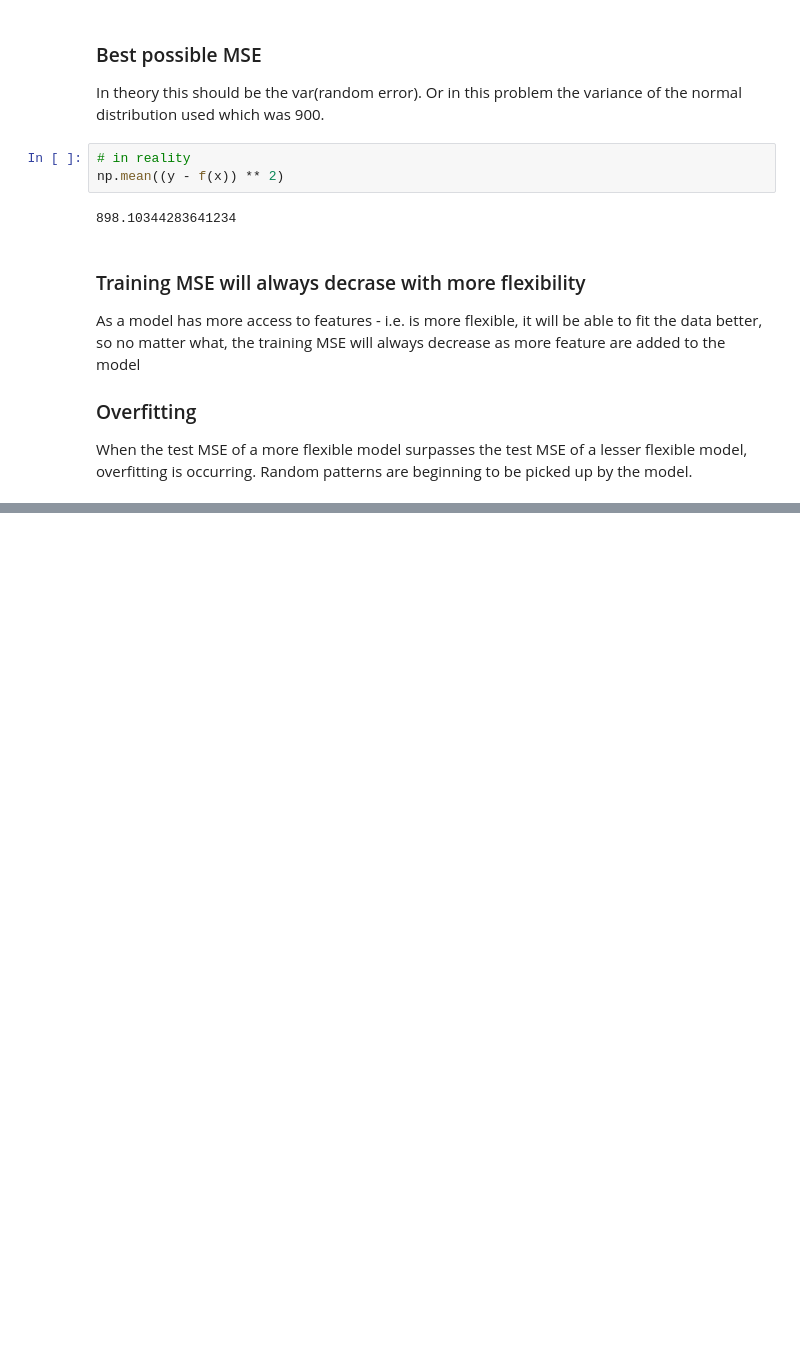
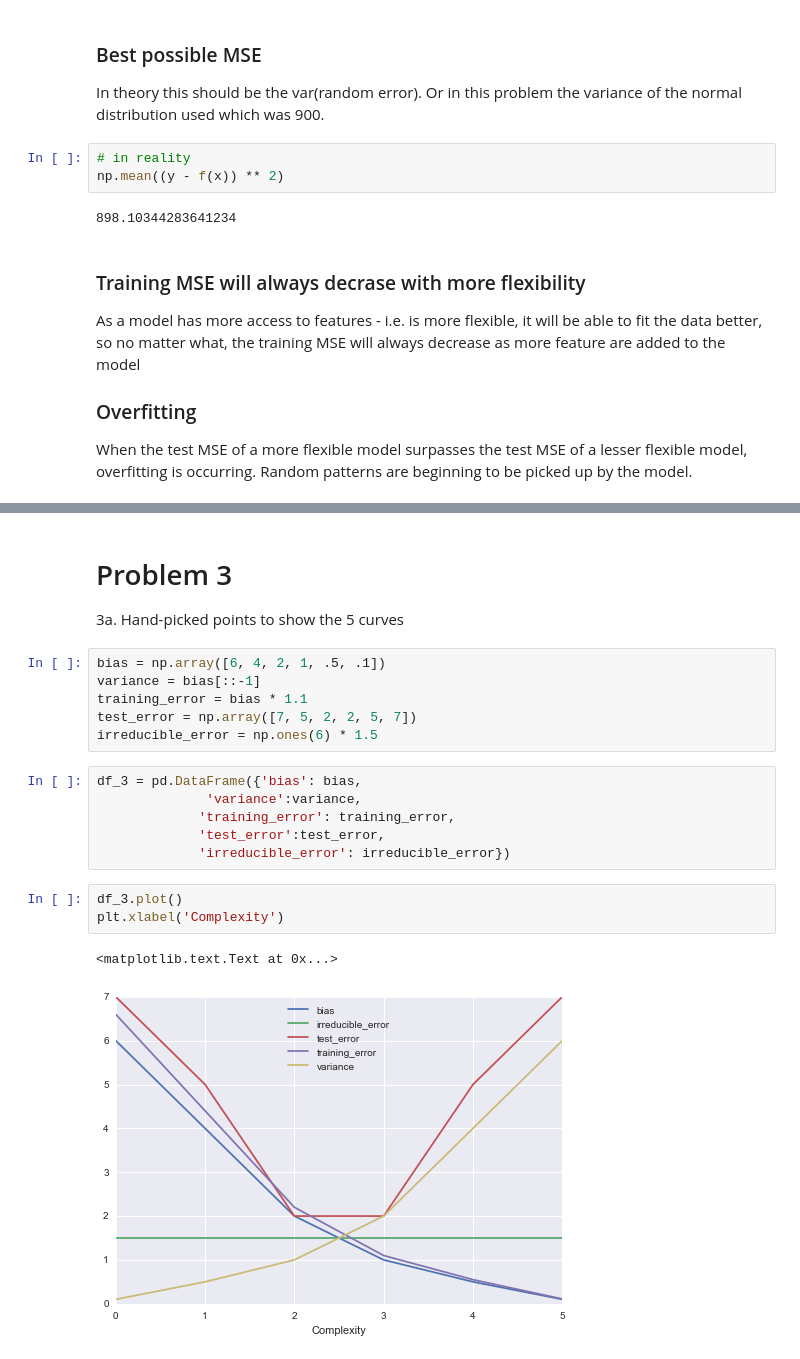
Before and after one commit to tdpetrou/Machine-Learning-Books-With-Python, a Jupyter notebook: Introduction to Statistical Learning/chapter 1 and 2.ipynb, the cells around one changed output, grey strips where cells are left out. Cells and saved outputs as stored; diff of their text form; blank space fills up the shorter version.

```diff
--- a/Introduction to Statistical Learning/chapter 1 and 2.ipynb
+++ b/Introduction to Statistical Learning/chapter 1 and 2.ipynb
@@ -552,0 +612,21 @@ $$\epsilon_5$$
+# %% [markdown]
+# Problem 3
+3a. Hand-picked points to show the 5 curves
+# %%
+bias = np.array([6, 4, 2, 1, .5, .1])
+variance = bias[::-1]
+training_error = bias * 1.1
+test_error = np.array([7, 5, 2, 2, 5, 7])
+irreducible_error = np.ones(6) * 1.5
+# %%
+df_3 = pd.DataFrame({'bias': bias,
+              'variance':variance,
+             'training_error': training_error,
+             'test_error':test_error,
+             'irreducible_error': irreducible_error})
+# %%
+df_3.plot()
+plt.xlabel('Complexity')
+# %% [output]
+<matplotlib.text.Text at 0x...>
+[figure, added]
```
Also changed, not shown: parts of 58 cells of this notebook.
